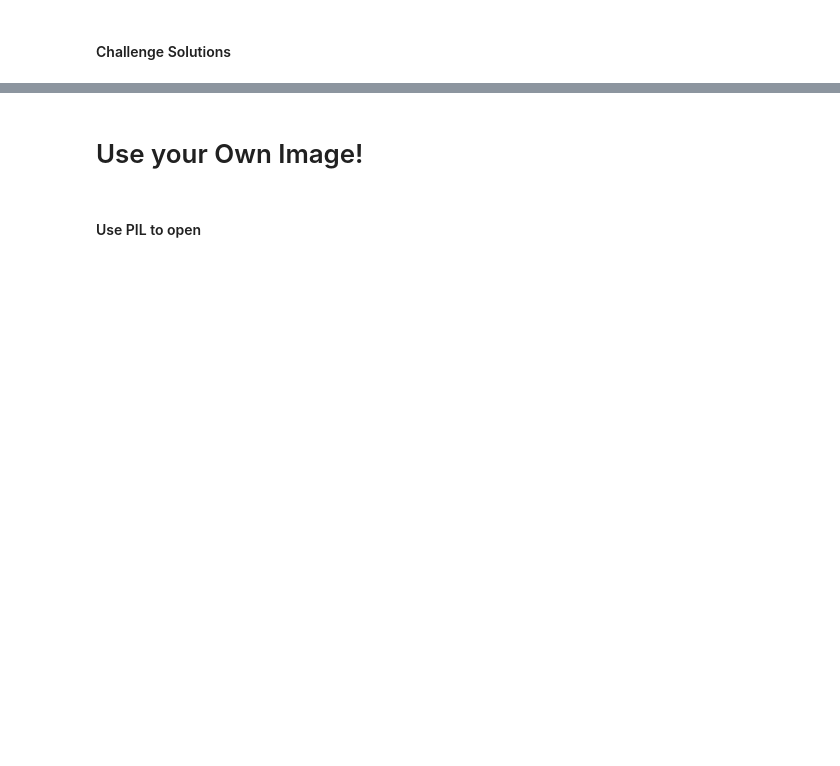
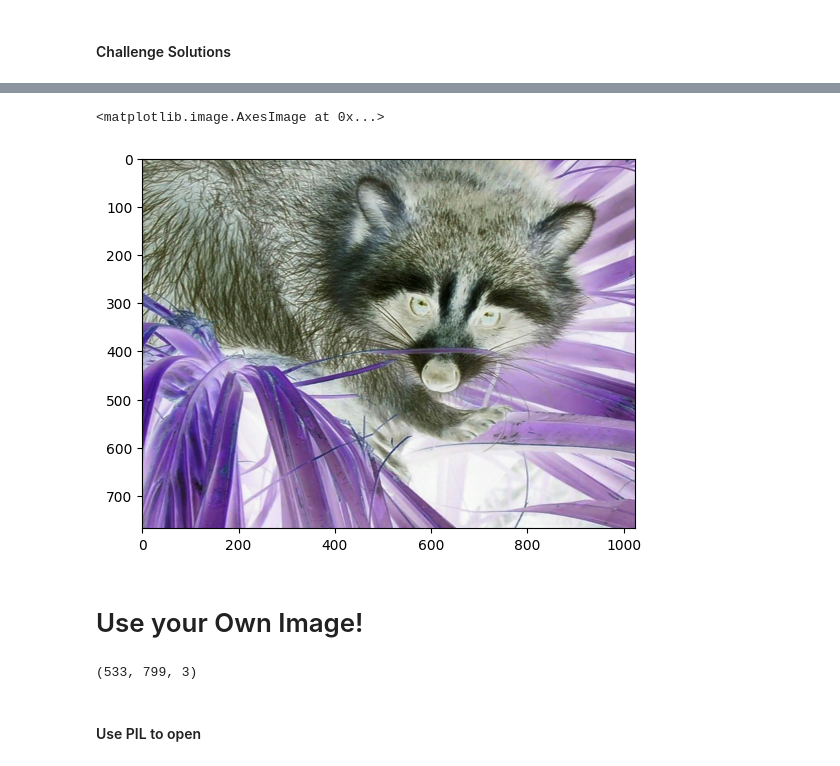
Before and after one commit to Jeff-Nibbs/numpy-arrays, a Jupyter notebook: Computation_with_NumPy_and_N_Dimensional_Arrays_(start).ipynb, the cells around one changed output, grey strips where cells are left out. Saved outputs shown, nothing was run; the diff lists cells and outputs as text; code cells hidden in the pictures; blank space fills up the shorter version.

```diff
--- a/Computation_with_NumPy_and_N_Dimensional_Arrays_(start).ipynb
+++ b/Computation_with_NumPy_and_N_Dimensional_Arrays_(start).ipynb
@@ -338,6 +348,17 @@ plt.show()
+# %%
+plt.imshow(255 - img)
+# %% [output]
+<matplotlib.image.AxesImage at 0x...>
+[figure, added]
 # %% [markdown]
 # Use your Own Image!
 # %%
 file_name = 'yummy_macarons.jpg'
+# %%
+my_img = Image.open(file_name)
+img_array = np.array(my_img)
+img_array.shape
+# %% [output]
+(533, 799, 3)
 # %% [markdown]
 #### Use PIL to open
```
Also changed, not shown: parts of 3 cells of this notebook.
